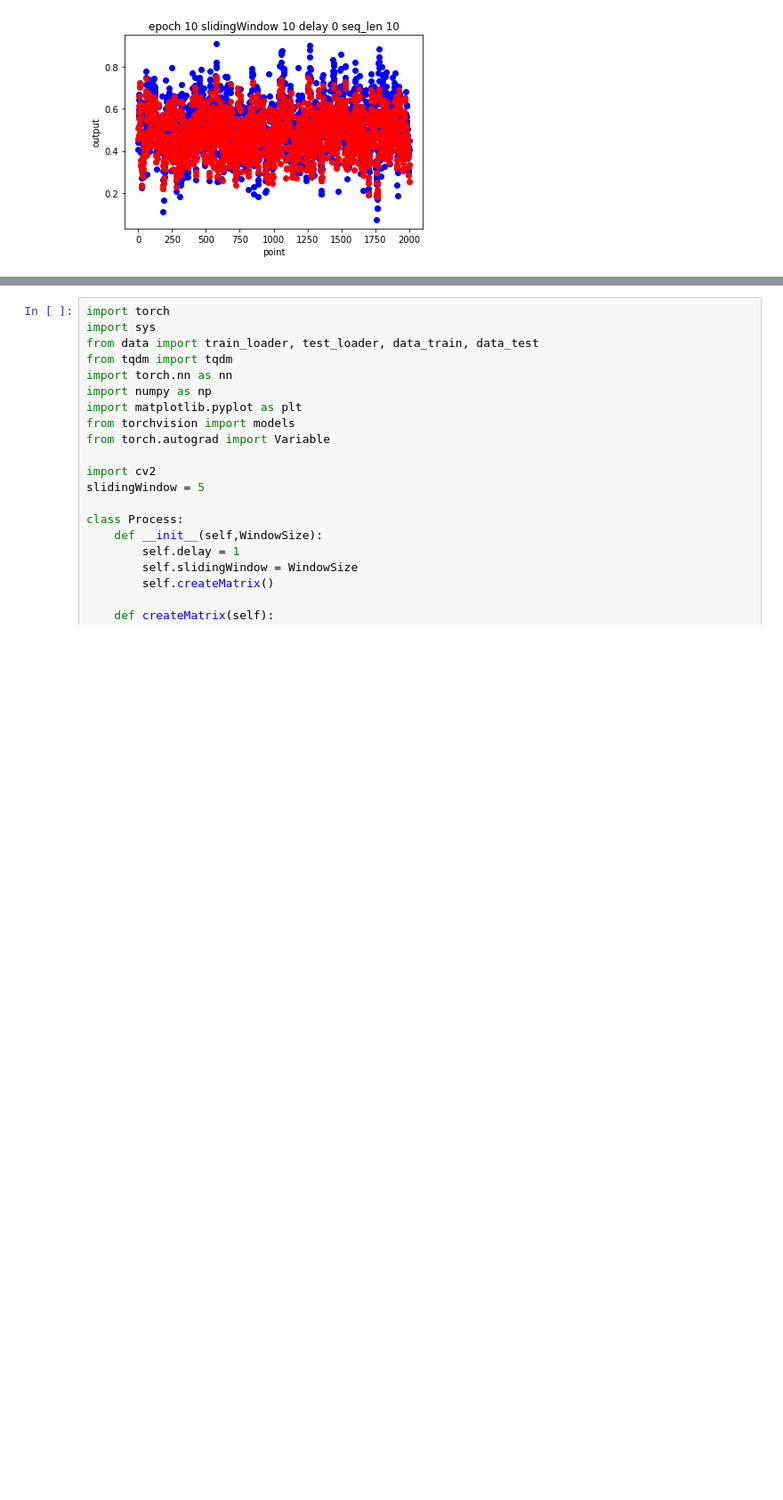
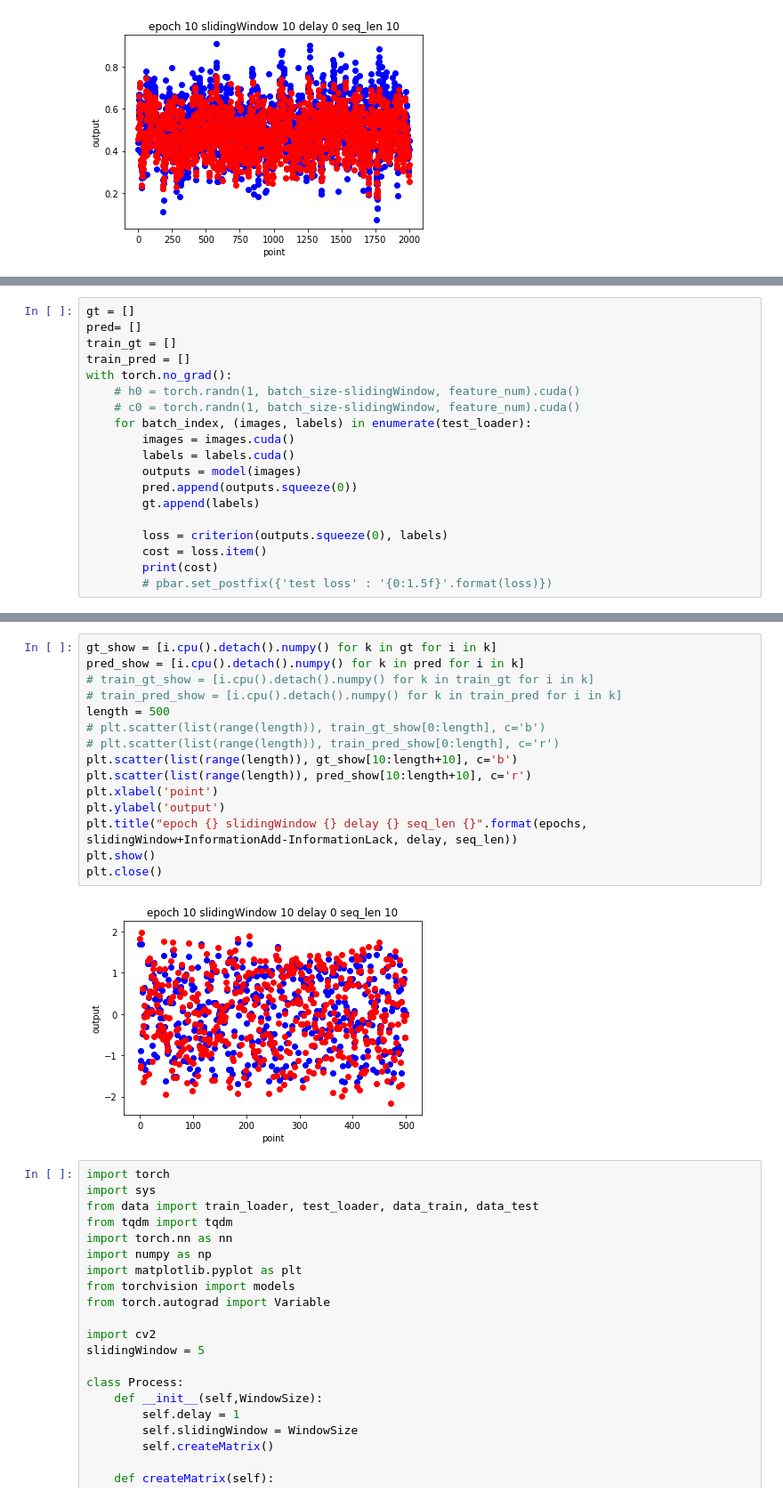
Before and after one commit to Fallensouls/human_model, a Jupyter notebook: model.ipynb, the cells around one changed output, grey strips where cells are left out. Shown at 89% size. Cells and saved outputs as stored; diff of their text form; blank space fills up the shorter version.

```diff
--- a/model.ipynb
+++ b/model.ipynb
@@ -254,0 +325,19 @@ plt.close()
+# %%
+gt = []
+pred= []
+train_gt = []
+train_pred = []
+with torch.no_grad():
+    # h0 = torch.randn(1, batch_size-slidingWindow, feature_num).cuda()
+    # c0 = torch.randn(1, batch_size-slidingWindow, feature_num).cuda()
+    for batch_index, (images, labels) in enumerate(test_loader):
+        images = images.cuda()
+        labels = labels.cuda()
+        outputs = model(images)
+        pred.append(outputs.squeeze(0))
+        gt.append(labels)
+
+        loss = criterion(outputs.squeeze(0), labels)
+        cost = loss.item()
+        print(cost)
+        # pbar.set_postfix({'test loss' : '{0:1.5f}'.format(loss)})
@@ -255,3 +362,20 @@ plt.close()
+# %%
+gt_show = [i.cpu().detach().numpy() for k in gt for i in k]
+pred_show = [i.cpu().detach().numpy() for k in pred for i in k]
+# train_gt_show = [i.cpu().detach().numpy() for k in train_gt for i in k]
+# train_pred_show = [i.cpu().detach().numpy() for k in train_pred for i in k]
+length = 500
+# plt.scatter(list(range(length)), train_gt_show[0:length], c='b')
+# plt.scatter(list(range(length)), train_pred_show[0:length], c='r')
+plt.scatter(list(range(length)), gt_show[10:length+10], c='b')
+plt.scatter(list(range(length)), pred_show[10:length+10], c='r')
+plt.xlabel('point')
+plt.ylabel('output')
+plt.title("epoch {} slidingWindow {} delay {} seq_len {}".format(epochs, slidingWindow+InformationAdd-InformationLack, delay, seq_len))
+plt.show()
+plt.close()
+# %% [output]
+[figure, added]
 # %%
 import torch
 import sys
```
Also changed, not shown: parts of 7 cells of this notebook, 3 other files.
